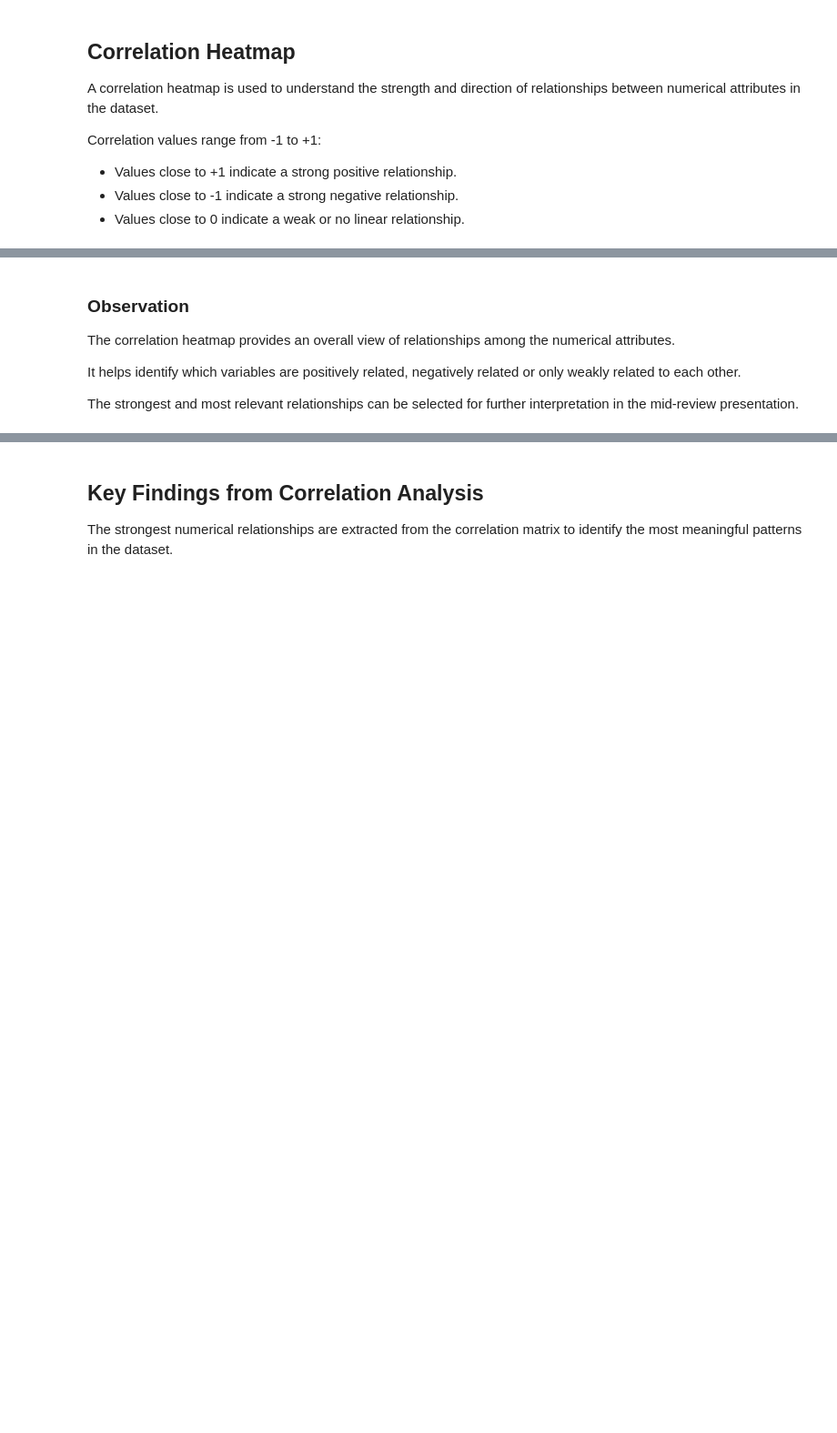
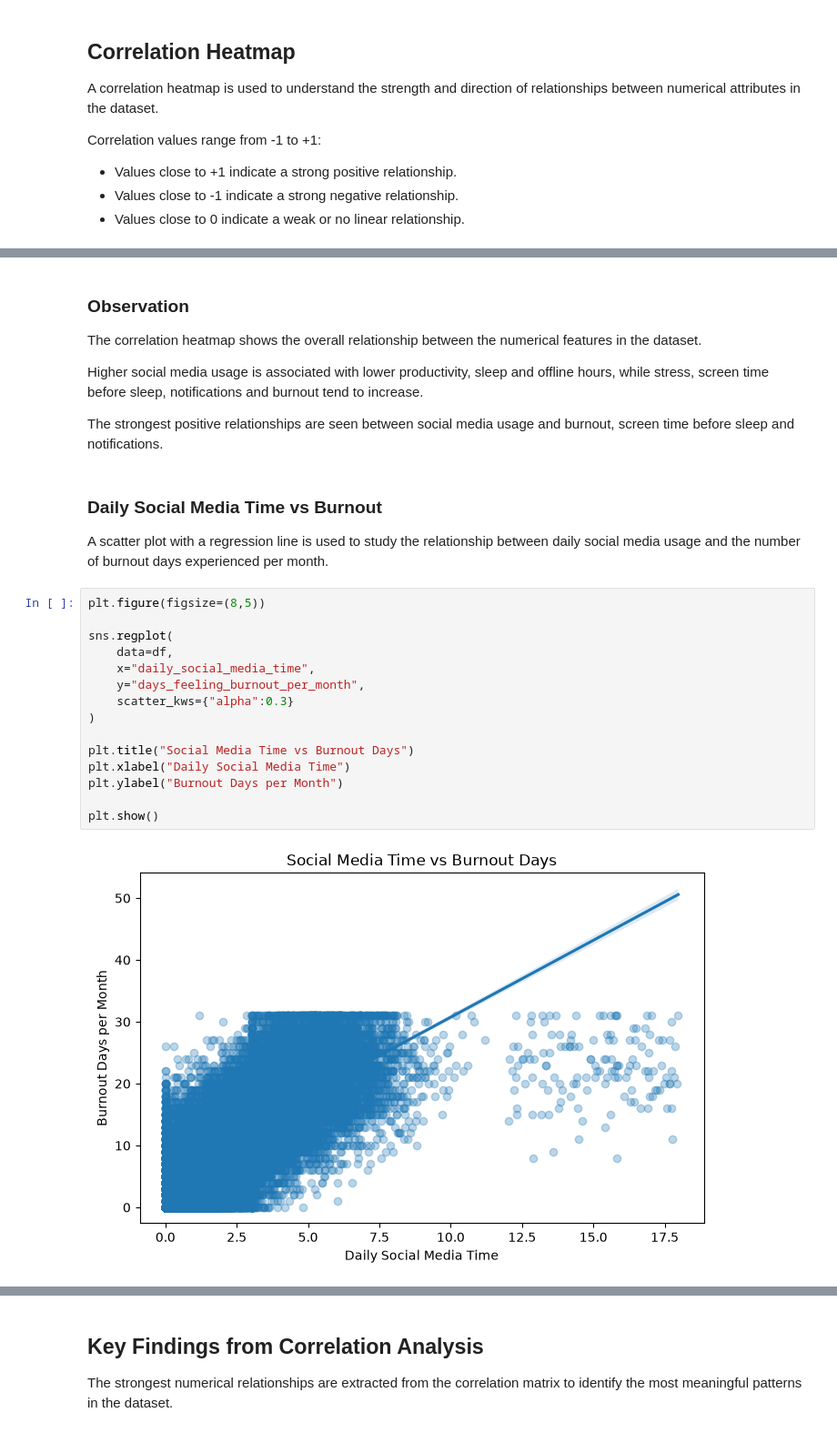
Before and after one commit to Ashmitha-27/DSV-Social-Media-Productivity-Analysis, a Jupyter notebook: Week4_EDA_Deep_Dive.ipynb, the cells around one changed output, grey strips where cells are left out. Shown at 91% size. Saved outputs shown, nothing was run; the diff lists cells and outputs as text; blank space fills up the shorter version.

Commit message:
Update dataset relationships and Week 2 to Week 4 analysis

```diff
--- a/Week4_EDA_Deep_Dive.ipynb
+++ b/Week4_EDA_Deep_Dive.ipynb
@@ -374,11 +382,31 @@ plt.show()
 # %% [markdown]
 ### Observation
 
-The correlation heatmap provides an overall view of relationships among
-the numerical attributes.
+The correlation heatmap shows the overall relationship between the numerical features in the dataset.
 
-It helps identify which variables are positively related, negatively
-related or only weakly related to each other.
+Higher social media usage is associated with lower productivity, sleep and offline hours, while stress, screen time before sleep, notifications and burnout tend to increase.
 
-The strongest and most relevant relationships can be selected for further
-interpretation in the mid-review presentation.
+The strongest positive relationships are seen between social media usage and burnout, screen time before sleep and notifications.
+# %% [markdown]
+### Daily Social Media Time vs Burnout
+
+A scatter plot with a regression line is used to study the relationship
+between daily social media usage and the number of burnout days experienced
+per month.
+# %%
+plt.figure(figsize=(8,5))
+
+sns.regplot(
+    data=df,
+    x="daily_social_media_time",
+    y="days_feeling_burnout_per_month",
+    scatter_kws={"alpha":0.3}
+)
+
+plt.title("Social Media Time vs Burnout Days")
+plt.xlabel("Daily Social Media Time")
+plt.ylabel("Burnout Days per Month")
+
+plt.show()
+# %% [output]
+[figure, added]
```
Also changed, not shown: parts of 24 cells of this notebook, 4 other files.
